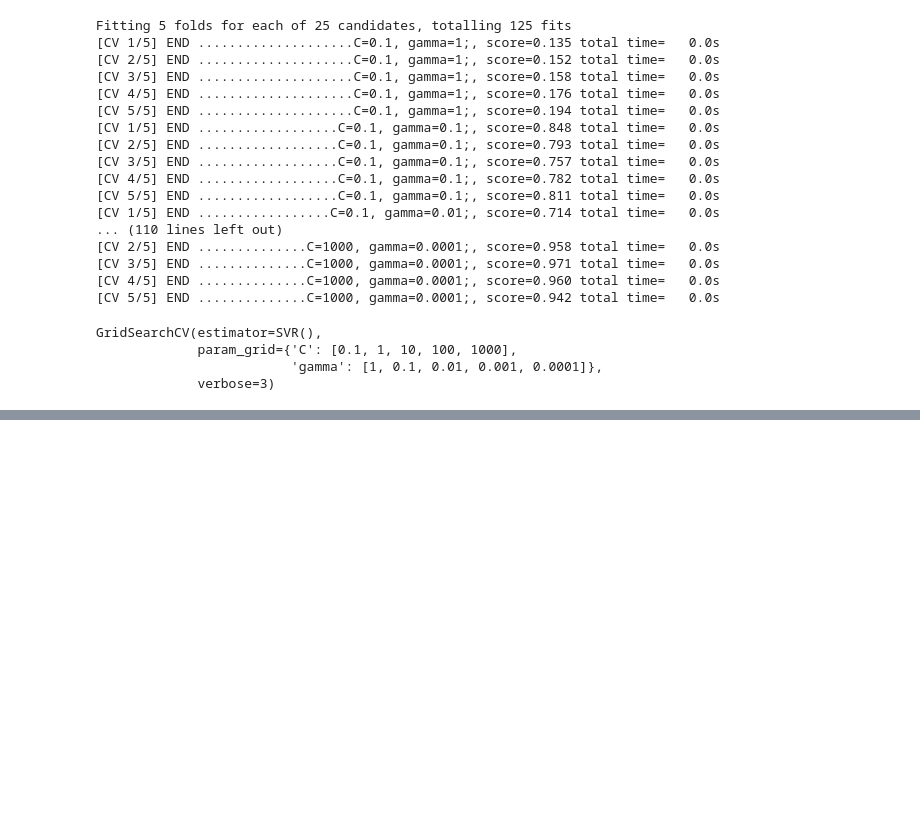
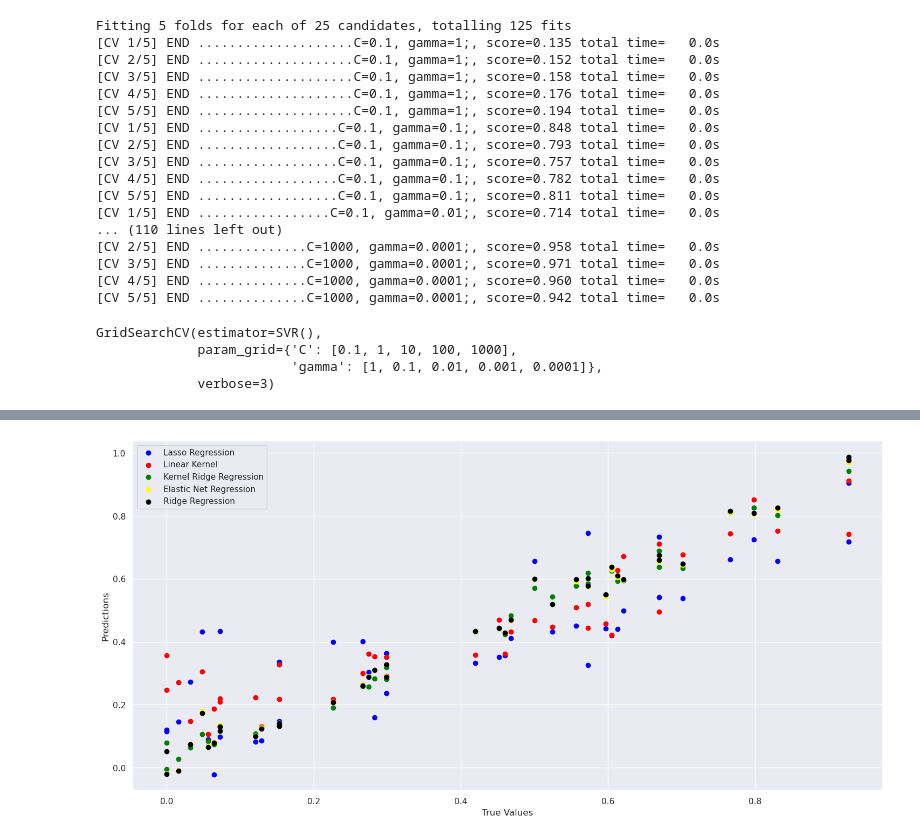
Before and after one commit to Raaaii/Breast_Cancer_ML-DL, a Jupyter notebook: elasticNet/finalwork.ipynb, the cells around one changed output, grey strips where cells are left out. Saved outputs shown, nothing was run; the diff lists cells and outputs as text; code cells hidden in the pictures; blank space fills up the shorter version.

```diff
--- a/elasticNet/finalwork.ipynb
+++ b/elasticNet/finalwork.ipynb
@@ -609,0 +665,15 @@ results_df
+# %%
+#VIZUALIZATION OF BEST FIT OF ALL MODELS ON THE SAME PLOT
+
+plt.figure(figsize=(16, 8))
+plt.scatter(y_test, test_predLR, c='blue', label='Lasso Regression')
+plt.scatter(y_test, test_predSVR_gauss, c='red', label='Linear Kernel')
+plt.scatter(y_test, test_predKRR, c='green', label='Kernel Ridge Regression')
+plt.scatter(y_test, test_predER, c='yellow', label='Elastic Net Regression')
+plt.scatter(y_test, test_predRR, c='black', label='Ridge Regression')
+plt.legend()
+plt.xlabel('True Values')
+plt.ylabel('Predictions')
+plt.show()
+# %% [output]
+[figure, added]
```
Also changed, not shown: parts of 19 cells of this notebook.
